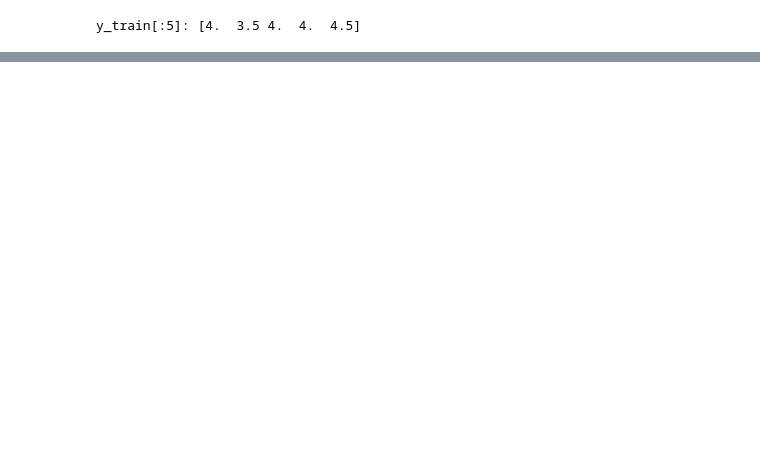
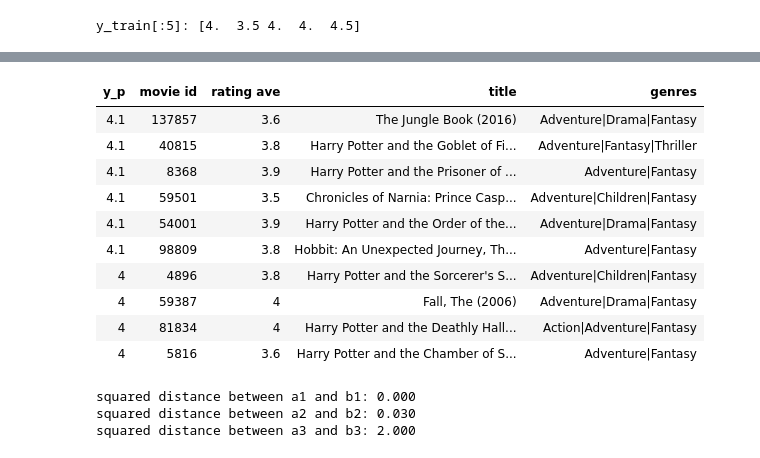
Before and after one commit to RishxGit/Kmeans-Anomaly-Detection, a Jupyter notebook: DLRecommender/Content_Based_Filtering.ipynb, the cells around one changed output, grey strips where cells are left out. Saved outputs shown, nothing was run; the diff lists cells and outputs as text; code cells hidden in the pictures; blank space fills up the shorter version.

```diff
--- a/DLRecommender/Content_Based_Filtering.ipynb
+++ b/DLRecommender/Content_Based_Filtering.ipynb
@@ -187,0 +186,46 @@ Model: "functional_10"
+# %%
+new_user_id = 5000
+new_rating_ave = 0.0
+new_action = 0.0
+new_adventure = 5.0
+new_animation = 0.0
+new_childrens = 0.0
+new_comedy = 0.0
+new_crime = 0.0
+new_documentary = 0.0
+new_drama = 0.0
+new_fantasy = 5.0
+new_horror = 0.0
+new_mystery = 0.0
+new_romance = 0.0
+new_scifi = 0.0
+new_thriller = 0.0
+new_rating_count = 3
+
+user_vec = np.array([[new_user_id, new_rating_count, new_rating_ave,
+                      new_action, new_adventure, new_animation, new_childrens,
+                      new_comedy, new_crime, new_documentary,
+                      new_drama, new_fantasy, new_horror, new_mystery,
+                      new_romance, new_scifi, new_thriller]])
+# %%
+# PREDICTION SCALING FIX
+user_vecs = gen_user_vecs(user_vec, len(item_vecs))
+
+# Slice out the metadata columns FIRST before scaling
+suser_vecs = scalerUser.transform(user_vecs[:, u_s:])  # Slices to 14 features
+sitem_vecs = scalerItem.transform(item_vecs[:, i_s:])  # Slices to 16 features
+
+# Make a prediction directly with your perfectly scaled features
+y_p = model.predict([suser_vecs, sitem_vecs])
+
+# Unscale y prediction and handle sorting as normal
+y_pu = scalerTarget.inverse_transform(y_p)
+
+
+# sort the results, highest prediction first
+sorted_index = np.argsort(-y_pu,axis=0).reshape(-1).tolist()  #negate to get largest rating first
+sorted_ypu   = y_pu[sorted_index]
+sorted_items = item_vecs[sorted_index]  #using unscaled vectors for display
+
+print_pred_movies(sorted_ypu, sorted_items, movie_dict, maxcount = 10)
+# %% [output]
@@ -187,0 +233,11 @@ Model: "functional_10"
+| y_p | movie id | rating ave | title | genres |
+| 4.1 | 137857 | 3.6 | The Jungle Book (2016) | Adventure|Drama|Fantasy |
+| 4.1 | 40815 | 3.8 | Harry Potter and the Goblet of Fi... | Adventure|Fantasy|Thriller |
+| 4.1 | 8368 | 3.9 | Harry Potter and the Prisoner of ... | Adventure|Fantasy |
+| 4.1 | 59501 | 3.5 | Chronicles of Narnia: Prince Casp... | Adventure|Children|Fantasy |
+| 4.1 | 54001 | 3.9 | Harry Potter and the Order of the... | Adventure|Drama|Fantasy |
+| 4.1 | 98809 | 3.8 | Hobbit: An Unexpected Journey, Th... | Adventure|Fantasy |
+| 4 | 4896 | 3.8 | Harry Potter and the Sorcerer's S... | Adventure|Children|Fantasy |
+| 4 | 59387 | 4 | Fall, The (2006) | Adventure|Drama|Fantasy |
+| 4 | 81834 | 4 | Harry Potter and the Deathly Hall... | Action|Adventure|Fantasy |
+| 4 | 5816 | 3.6 | Harry Potter and the Chamber of S... | Adventure|Fantasy |
@@ -187,0 +250,11 @@ Model: "functional_10"
+# %%
+a1 = np.array([1.0, 2.0, 3.0]); b1 = np.array([1.0, 2.0, 3.0])
+a2 = np.array([1.1, 2.1, 3.1]); b2 = np.array([1.0, 2.0, 3.0])
+a3 = np.array([0, 1, 0]);       b3 = np.array([1, 0, 0])
+print(f"squared distance between a1 and b1: {sq_dist(a1, b1):0.3f}")
+print(f"squared distance between a2 and b2: {sq_dist(a2, b2):0.3f}")
+print(f"squared distance between a3 and b3: {sq_dist(a3, b3):0.3f}")
+# %% [output]
+squared distance between a1 and b1: 0.000
+squared distance between a2 and b2: 0.030
+squared distance between a3 and b3: 2.000
```
Also changed, not shown: parts of 18 cells of this notebook.
